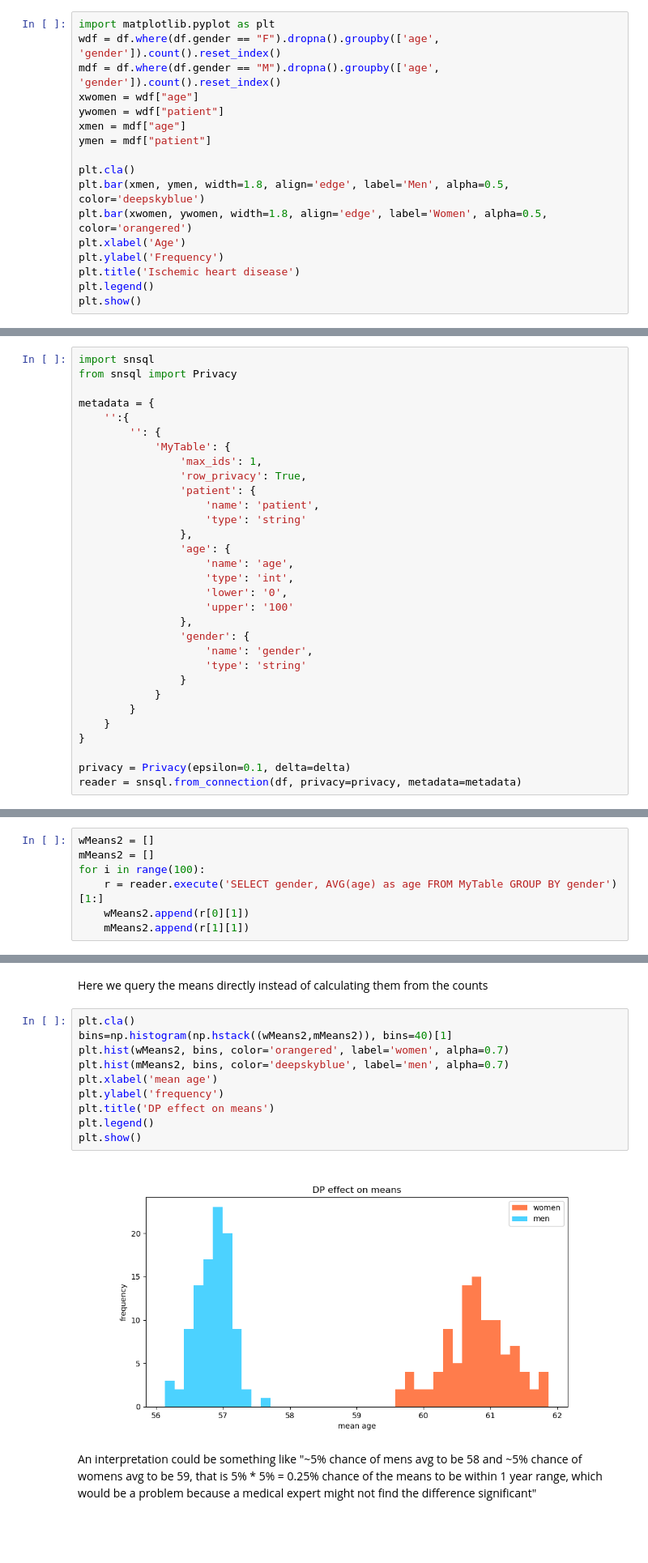
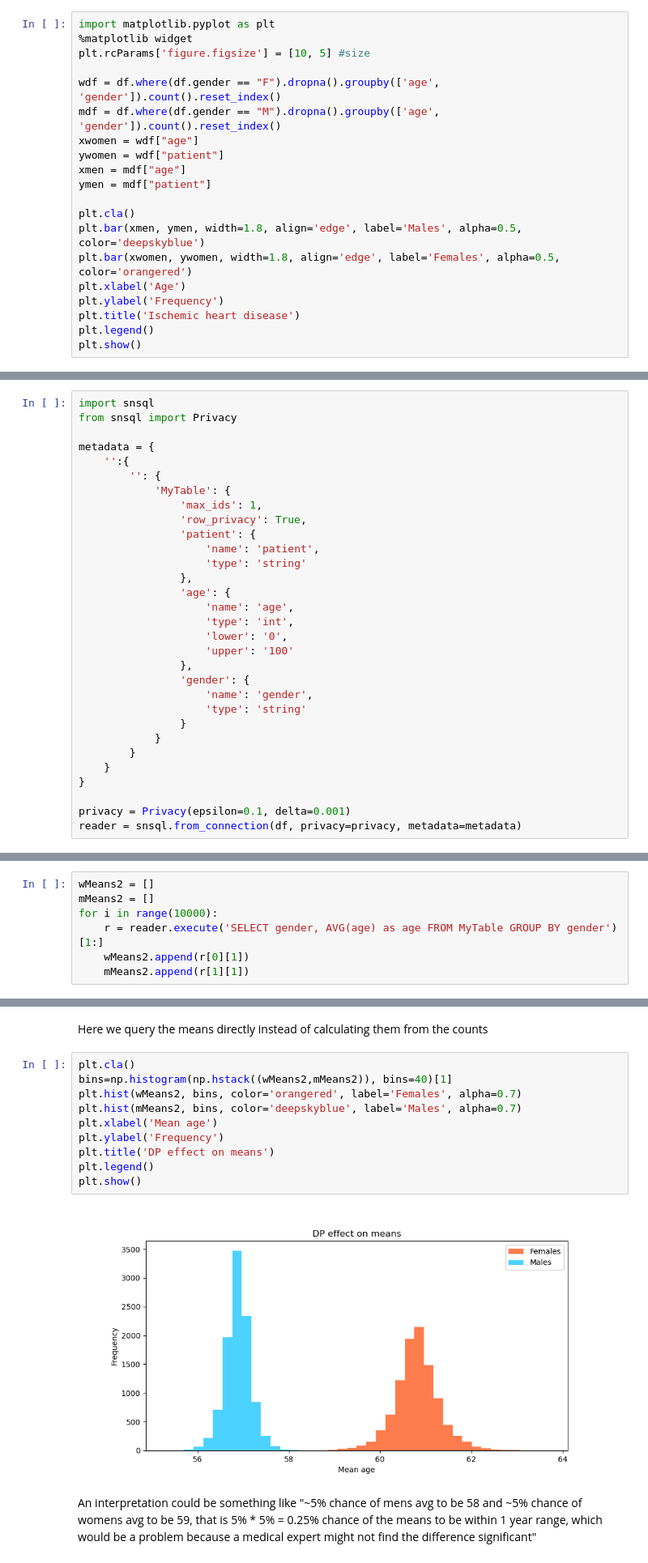
Before and after one commit to EatOreo/DifferentialPrivacyBiasExperiments, a Jupyter notebook: Main.ipynb, the cells around one changed output, grey strips where cells are left out. Shown at 81% size. Drawn from its saved outputs; the diff is of its cells as text; blank space fills up the shorter version.

```diff
--- a/Main.ipynb
+++ b/Main.ipynb
@@ -29,6 +28,9 @@ delta = 0.001 #TODO: is this the way?
 Below the distributions of the ages, where the disease is discovered for men and women, is graphed.
 # %%
 import matplotlib.pyplot as plt
+%matplotlib widget
+plt.rcParams['figure.figsize'] = [10, 5] #size
+
 wdf = df.where(df.gender == "F").dropna().groupby(['age', 'gender']).count().reset_index()
 mdf = df.where(df.gender == "M").dropna().groupby(['age', 'gender']).count().reset_index()
 xwomen = wdf["age"]
@@ -37,8 +39,8 @@ xmen = mdf["age"]
 ymen = mdf["patient"]
 
 plt.cla()
-plt.bar(xmen, ymen, width=1.8, align='edge', label='Men', alpha=0.5, color='deepskyblue')
-plt.bar(xwomen, ywomen, width=1.8, align='edge', label='Women', alpha=0.5, color='orangered')
+plt.bar(xmen, ymen, width=1.8, align='edge', label='Males', alpha=0.5, color='deepskyblue')
+plt.bar(xwomen, ywomen, width=1.8, align='edge', label='Females', alpha=0.5, color='orangered')
 plt.xlabel('Age')
 plt.ylabel('Frequency')
 plt.title('Ischemic heart disease')
@@ -80,6 +84,6 @@ metadata = {
     }
 }
 
-privacy = Privacy(epsilon=0.1, delta=delta)
+privacy = Privacy(epsilon=0.1, delta=0.001)
 reader = snsql.from_connection(df, privacy=privacy, metadata=metadata)
 # %% [output]
@@ -128,7 +165,7 @@ for i in range(100):
 # %%
 wMeans2 = []
 mMeans2 = []
-for i in range(100):
+for i in range(10000):
     r = reader.execute('SELECT gender, AVG(age) as age FROM MyTable GROUP BY gender')[1:]
     wMeans2.append(r[0][1])
     mMeans2.append(r[1][1])
@@ -190,14 +227,14 @@ Here we query the means directly instead of calculating them from the counts
 # %%
 plt.cla()
 bins=np.histogram(np.hstack((wMeans2,mMeans2)), bins=40)[1]
-plt.hist(wMeans2, bins, color='orangered', label='women', alpha=0.7)
-plt.hist(mMeans2, bins, color='deepskyblue', label='men', alpha=0.7)
-plt.xlabel('mean age')
-plt.ylabel('frequency')
+plt.hist(wMeans2, bins, color='orangered', label='Females', alpha=0.7)
+plt.hist(mMeans2, bins, color='deepskyblue', label='Males', alpha=0.7)
+plt.xlabel('Mean age')
+plt.ylabel('Frequency')
 plt.title('DP effect on means')
 plt.legend()
 plt.show()
 # %% [output]
-[figure, old version]
+[figure, new version]
 # %% [markdown]
 An interpretation could be something like "~5% chance of mens avg to be 58 and ~5% chance of womens avg to be 59, that is 5% * 5% = 0.25% chance of the means to be within 1 year range, which would be a problem because a medical expert might not find the difference significant"
```
Also changed, not shown: parts of 20 cells of this notebook.
